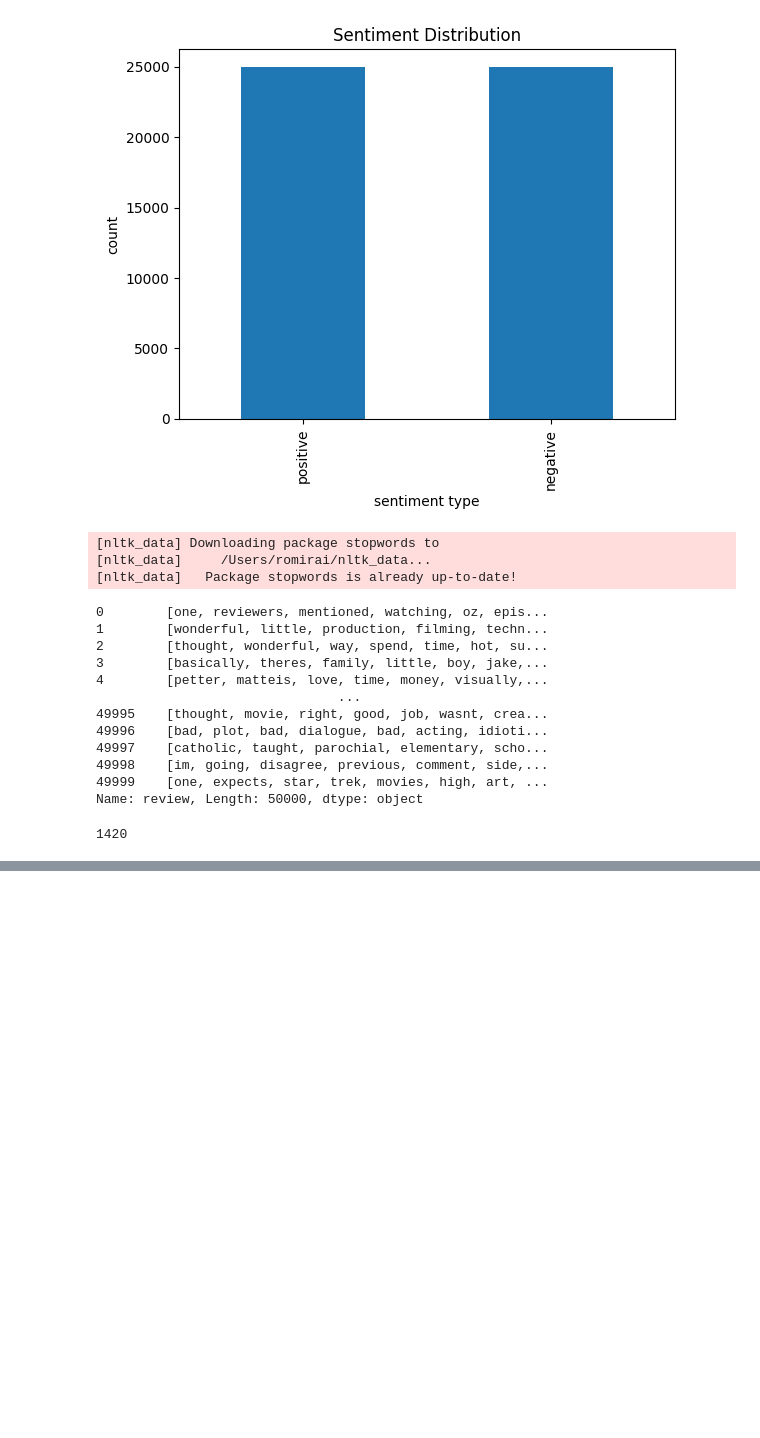
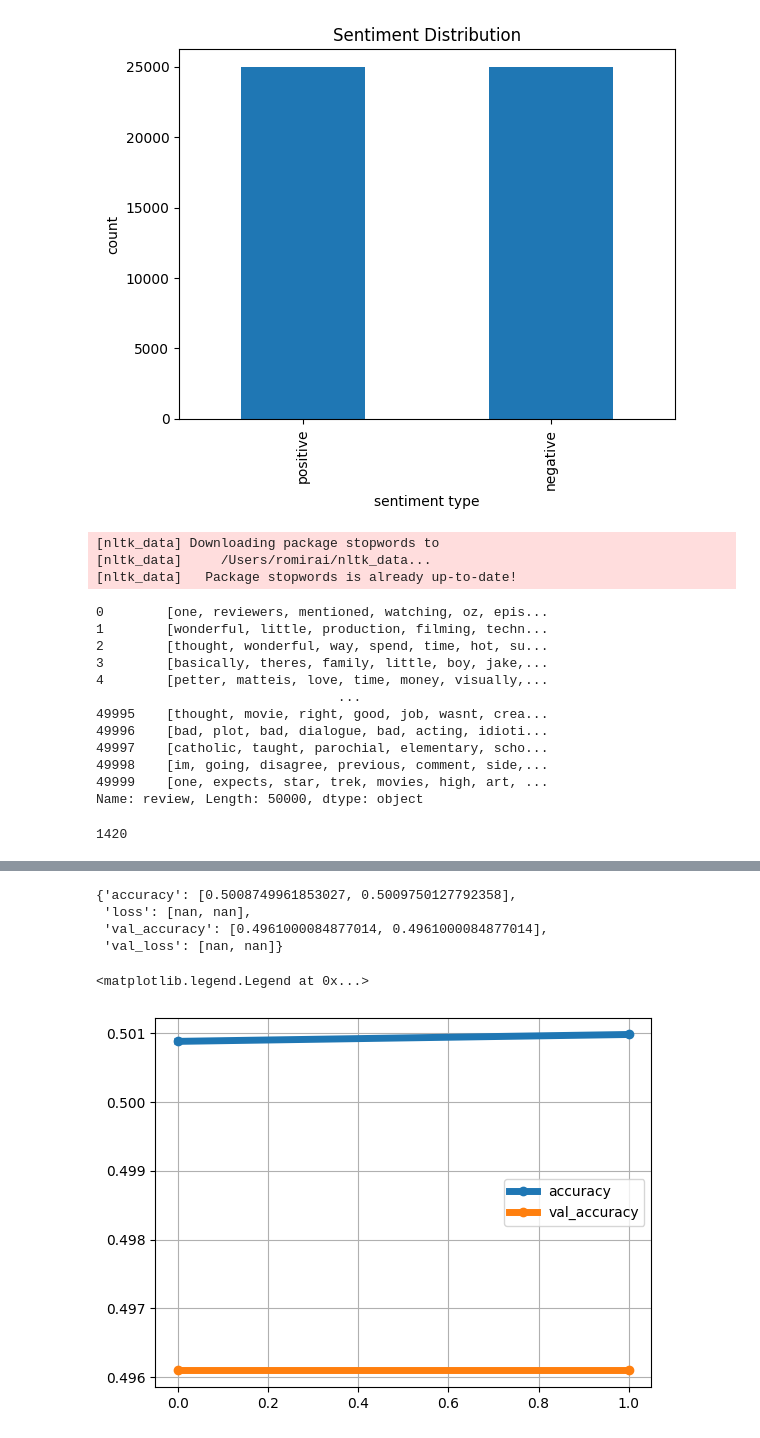
Before and after one commit to romi4odin/lotOfProjects, a Jupyter notebook: IMDB_review_sentiment.ipynb, the cells around one changed output, grey strips where cells are left out. Drawn from its saved outputs; the diff is of its cells as text; code cells hidden in the pictures; blank space fills up the shorter version.

```diff
--- a/IMDB_review_sentiment.ipynb
+++ b/IMDB_review_sentiment.ipynb
@@ -144,0 +162,34 @@ y = data[data.columns[1:]]
+# %%
+y_data = np.array(sentiments)
+# %%
+from sklearn.model_selection import train_test_split
+x_train, x_test, y_train, y_test = train_test_split(x, y_data, test_size=0.2, random_state=42)
+# %%
+# Creating a RNN model
+rnn = Sequential(name="Simple_RNN")
+rnn.add(Embedding(len(tokenizer.word_index)+1,
+						max_words,
+						input_length=max_words))
+
+rnn.add(SimpleRNN(128,activation='relu',return_sequences=True))
+
+rnn.add(SimpleRNN(64,activation='relu',return_sequences=False))
+
+rnn.add(Dense(1, activation='sigmoid'))
+# %%
+# Compiling model
+rnn.compile(
+	loss="categorical_crossentropy",
+	optimizer='adam',
+	metrics=['accuracy']
+)
+
+# Training the model
+history = rnn.fit(x_train, y_train,
+						batch_size=64,
+						epochs=2,
+						verbose=1,
+						validation_data = (x_test, y_test))
+
+# Printing model score on test data
+print("Simple_RNN Score---> ", rnn.evaluate(x_test, y_test, verbose=1))
@@ -144,0 +203,16 @@ y = data[data.columns[1:]]
+# %%
+history.history
+# %% [output]
+{'accuracy': [0.5008749961853027, 0.5009750127792358],
+ 'loss': [nan, nan],
+ 'val_accuracy': [0.4961000084877014, 0.4961000084877014],
+ 'val_loss': [nan, nan]}
+# %%
+plt.figure()
+plt.plot(history.epoch, history.history['accuracy'], history.history['val_accuracy'], linewidth=5, markersize=6, marker='o')
+plt.grid(True)
+
+plt.legend(['accuracy','val_accuracy'])
+# %% [output]
+<matplotlib.legend.Legend at 0x...>
+[figure, added]
```
Also changed, not shown: parts of 7 cells of this notebook.
